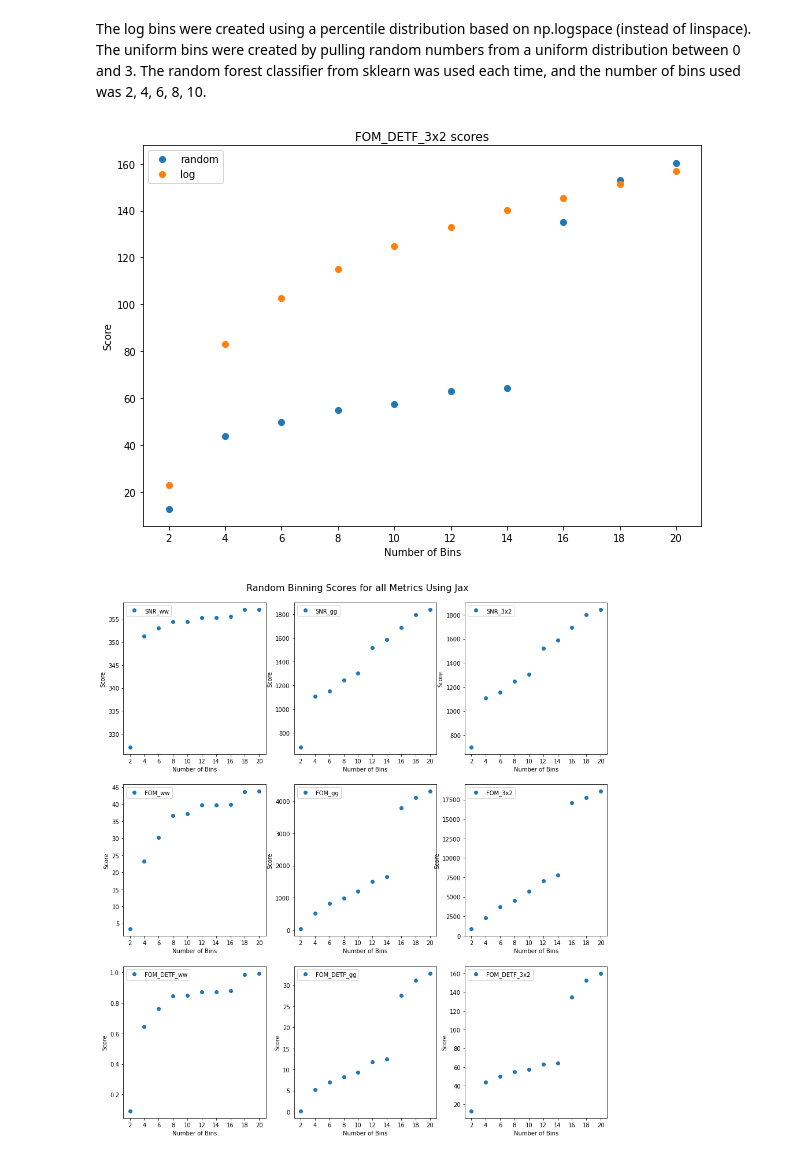
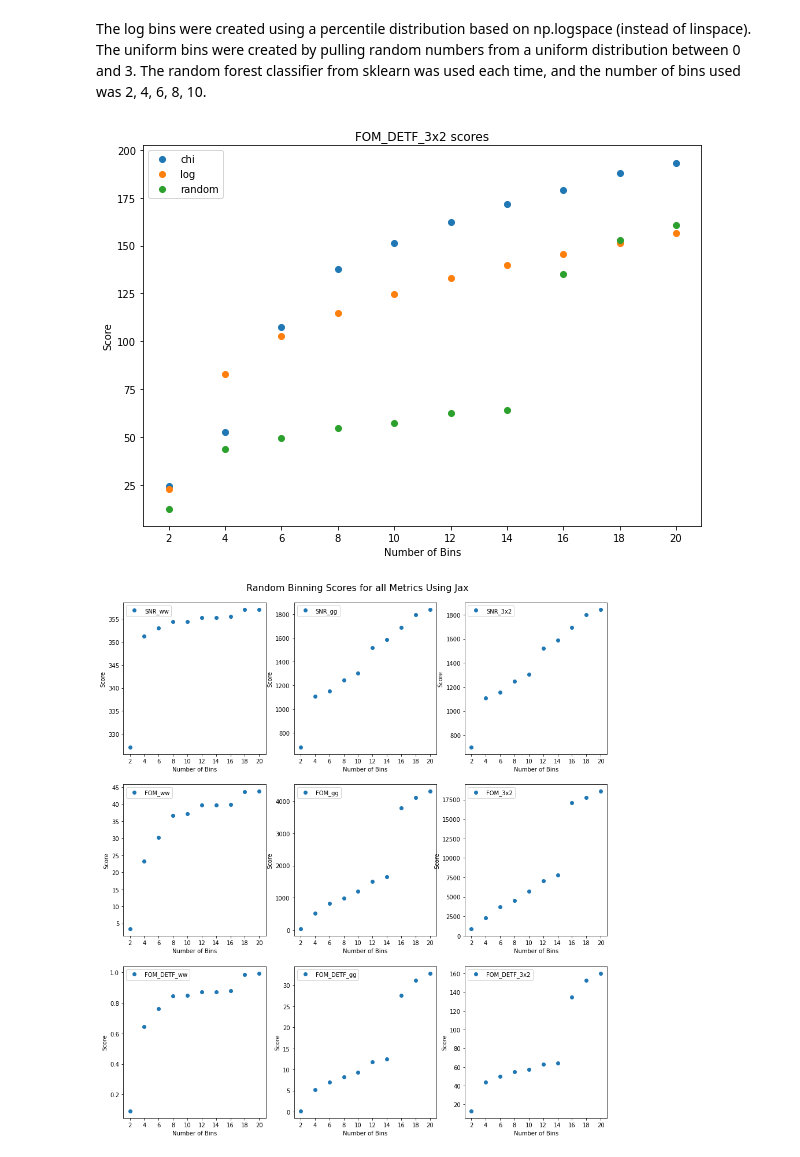
Before and after one commit to LSSTDESC/tomo_challenge, a Jupyter notebook: funbins_results.ipynb, the cells around one changed output. Drawn from its saved outputs; the diff is of its cells as text; code cells hidden in the pictures.

```diff
--- a/log_random_and_combined_bins.ipynb
+++ b/funbins_results.ipynb
@@ -7,7 +7,7 @@ Populating the interactive namespace from numpy and matplotlib
 # %% [markdown]
 The log bins were created using a percentile distribution based on np.logspace (instead of linspace). The uniform bins were created by pulling random numbers from a uniform distribution between 0 and 3. The random forest classifier from sklearn was used each time, and the number of bins used was 2, 4, 6, 8, 10.
 # %%
-bins = [2,4,6,8,10]
+firecrownbins = [2,4,6,8,10]
 jaxbins = [2, 4, 6, 8, 10, 12, 14, 16, 18, 20]
 # %%
 #these scores were calculated using firecrown
@@ -25,6 +25,7 @@ uniform_scores_f = [{'SNR_ww': 327.4681067505708, 'FOM_ww': 105.1466965449306, '
                   {'SNR_ww': 354.9197295938117, 'FOM_ww': 152.37715773462213, 'SNR_gg': 1308.84532609303, 'FOM_gg': 21171.68195209693, 'SNR_3x2': 1311.9719252996663, 'FOM_3x2': 47065.21003389874}]
 # %%
 #these scores were calculated using jax
+#each dictionary corresponds to the scores for a different number of bins, in order: 2, 4, 6, 8, 10, 12, 14, 16, 18, 20
 log_scores_j = [{'SNR_ww': 331.62371826171875, 'FOM_ww': 0.4617920517921448, 'FOM_DETF_ww': 0.013744479045271873, 'SNR_gg': 878.622314453125, 'FOM_gg': 53.327491760253906, 'FOM_DETF_gg': 0.786997377872467, 'SNR_3x2': 883.9085693359375, 'FOM_3x2': 255.66043090820312, 'FOM_DETF_3x2': 23.005399703979492},
                {'SNR_ww': 343.78753662109375, 'FOM_ww': 2.5369784832000732, 'FOM_DETF_ww': 0.18284554779529572, 'SNR_gg': 1126.6553955078125, 'FOM_gg': 460.51934814453125, 'FOM_DETF_gg': 7.035050868988037, 'SNR_3x2': 1128.9976806640625, 'FOM_3x2': 1246.9041748046875, 'FOM_DETF_3x2': 83.07261657714844},
                {'SNR_ww': 348.9933776855469, 'FOM_ww': 12.718839645385742, 'FOM_DETF_ww': 0.5421679019927979, 'SNR_gg': 1277.877685546875, 'FOM_gg': 823.6866455078125, 'FOM_DETF_gg': 11.198760986328125, 'SNR_3x2': 1279.864990234375, 'FOM_3x2': 2050.5126953125, 'FOM_DETF_3x2': 102.53814697265625},
@@ -46,8 +47,19 @@ random_scores_j = [{'SNR_ww': 327.1508483886719, 'FOM_ww': 3.3171546459198, 'FOM
                    {'SNR_ww': 355.55487060546875, 'FOM_ww': 39.971771240234375, 'FOM_DETF_ww': 0.8794472813606262, 'SNR_gg': 1690.378173828125, 'FOM_gg': 3778.079345703125, 'FOM_DETF_gg': 27.599533081054688, 'SNR_3x2': 1692.511474609375, 'FOM_3x2': 17064.439453125, 'FOM_DETF_3x2': 134.9441680908203},
                    {'SNR_ww': 357.0149841308594, 'FOM_ww': 43.642425537109375, 'FOM_DETF_ww': 0.9857875108718872, 'SNR_gg': 1796.6209716796875, 'FOM_gg': 4112.5537109375, 'FOM_DETF_gg': 31.20852279663086, 'SNR_3x2': 1798.3226318359375, 'FOM_3x2': 17760.564453125, 'FOM_DETF_3x2': 152.83560180664062},
                    {'SNR_ww': 357.0483093261719, 'FOM_ww': 43.82171630859375, 'FOM_DETF_ww': 0.9936894178390503, 'SNR_gg': 1842.779052734375, 'FOM_gg': 4300.279296875, 'FOM_DETF_gg': 32.844966888427734, 'SNR_3x2': 1844.4127197265625, 'FOM_3x2': 18573.9375, 'FOM_DETF_3x2': 160.4752197265625}]
+
+chi_scores = [{'SNR_ww': 346.5560302734375, 'FOM_ww': 9.114718437194824, 'FOM_DETF_ww': 0.2503356337547302, 'SNR_gg': 883.410888671875, 'FOM_gg': 39.0669059753418, 'FOM_DETF_gg': 0.4050174355506897, 'SNR_3x2': 896.4786376953125, 'FOM_3x2': 843.8729248046875, 'FOM_DETF_3x2': 24.316349029541016},
+             {'SNR_ww': 354.8981628417969, 'FOM_ww': 32.0916748046875, 'FOM_DETF_ww': 0.8403875231742859, 'SNR_gg': 1135.8251953125, 'FOM_gg': 856.9429931640625, 'FOM_DETF_gg': 8.652419090270996, 'SNR_3x2': 1138.489013671875, 'FOM_3x2': 2470.149169921875, 'FOM_DETF_3x2': 52.71646499633789},
+             {'SNR_ww': 355.50146484375, 'FOM_ww': 37.755615234375, 'FOM_DETF_ww': 0.926099956035614, 'SNR_gg': 1291.5467529296875, 'FOM_gg': 1620.9384765625, 'FOM_DETF_gg': 15.487205505371094, 'SNR_3x2': 1293.889404296875, 'FOM_3x2': 5691.78515625, 'FOM_DETF_3x2': 107.30359649658203},
+             {'SNR_ww': 357.10772705078125, 'FOM_ww': 41.865394592285156, 'FOM_DETF_ww': 0.9800273776054382, 'SNR_gg': 1454.014892578125, 'FOM_gg': 2702.856689453125, 'FOM_DETF_gg': 23.363046646118164, 'SNR_3x2': 1455.990234375, 'FOM_3x2': 9601.0830078125, 'FOM_DETF_3x2': 137.81097412109375},
+             {'SNR_ww': 357.3131103515625, 'FOM_ww': 42.954627990722656, 'FOM_DETF_ww': 0.998559296131134, 'SNR_gg': 1558.8424072265625, 'FOM_gg': 3393.94921875, 'FOM_DETF_gg': 28.310165405273438, 'SNR_3x2': 1560.711669921875, 'FOM_3x2': 11873.3955078125, 'FOM_DETF_3x2': 151.22581481933594},
+             {'SNR_ww': 357.59197998046875, 'FOM_ww': 43.62521743774414, 'FOM_DETF_ww': 1.0060865879058838, 'SNR_gg': 1667.6494140625, 'FOM_gg': 3912.66796875, 'FOM_DETF_gg': 32.30958557128906, 'SNR_3x2': 1669.431396484375, 'FOM_3x2': 13472.0498046875, 'FOM_DETF_3x2': 162.13380432128906},
+             {'SNR_ww': 357.6208801269531, 'FOM_ww': 44.28642654418945, 'FOM_DETF_ww': 1.013672113418579, 'SNR_gg': 1766.71826171875, 'FOM_gg': 4394.3798828125, 'FOM_DETF_gg': 36.23318862915039, 'SNR_3x2': 1768.39990234375, 'FOM_3x2': 14904.86328125, 'FOM_DETF_3x2': 171.53282165527344},
+             {'SNR_ww': 357.7373962402344, 'FOM_ww': 44.8723258972168, 'FOM_DETF_ww': 1.0189826488494873, 'SNR_gg': 1846.935546875, 'FOM_gg': 4927.30517578125, 'FOM_DETF_gg': 39.980995178222656, 'SNR_3x2': 1848.527099609375, 'FOM_3x2': 16619.26953125, 'FOM_DETF_3x2': 179.15760803222656},
+             {'SNR_ww': 357.7864685058594, 'FOM_ww': 45.14503860473633, 'FOM_DETF_ww': 1.02281653881073, 'SNR_gg': 1935.201171875, 'FOM_gg': 5388.544921875, 'FOM_DETF_gg': 43.69058609008789, 'SNR_3x2': 1936.7386474609375, 'FOM_3x2': 17930.822265625, 'FOM_DETF_3x2': 187.78726196289062},
+             {'SNR_ww': 357.82049560546875, 'FOM_ww': 45.32192611694336, 'FOM_DETF_ww': 1.0239624977111816, 'SNR_gg': 1993.5626220703125, 'FOM_gg': 5813.80712890625, 'FOM_DETF_gg': 46.539649963378906, 'SNR_3x2': 1995.0289306640625, 'FOM_3x2': 19282.109375, 'FOM_DETF_3x2': 193.2664337158203}]
 # %%
-def plot_onemetric(bins, metric, scores1, bintype1, scores2 = None, bintype2 = None):
+def plot_onemetric(bins, metric, scores1, bintype1, scores2 = None, bintype2 = None, scores3 = None, bintype3 = None):
 
     y1 = []
     for score in scores1:
@@ -60,18 +72,25 @@ def plot_onemetric(bins, metric, scores1, bintype1, scores2 = None, bintype2 = N
         y2 = []
         for score in scores2:
             y2.append(score[metric])
-        plt.plot(bins,y2,'o', label = bintype2)
+        plt.plot(bins, y2, 'o', label = bintype2)
+
+    if scores3 is not None:
+        y3 = []
+        for score in scores3:
+            y3.append(score[metric])
+        plt.plot(bins, y3, 'o', label = bintype3)
 
     plt.legend()
     plt.xticks(bins, [str(i) for i in bins])
     plt.title(f'{metric} scores')
     plt.xlabel('Number of Bins')
     plt.ylabel('Score')
-    plt.savefig('fig2')
+    #plt.savefig('fig2')
-# %%
-plot_onemetric(jaxbins, 'FOM_DETF_3x2', random_scores_j, 'random', log_scores_j, 'log')
-# %% [output]
-[figure, removed]
+# %%
+#plot all 3 log, random, and comoving distance bins scores on the same plot
+plot_onemetric(jaxbins, 'FOM_DETF_3x2', chi_scores, 'chi', log_scores_j, 'log', random_scores_j, 'random')
+# %% [output]
+[figure, added]
 # %%
 def plot_metrics(bins, scores, title, nrows, ncols, metric = None, sep_figs = True):
 
```
Also changed, not shown: parts of 5 cells of this notebook.
